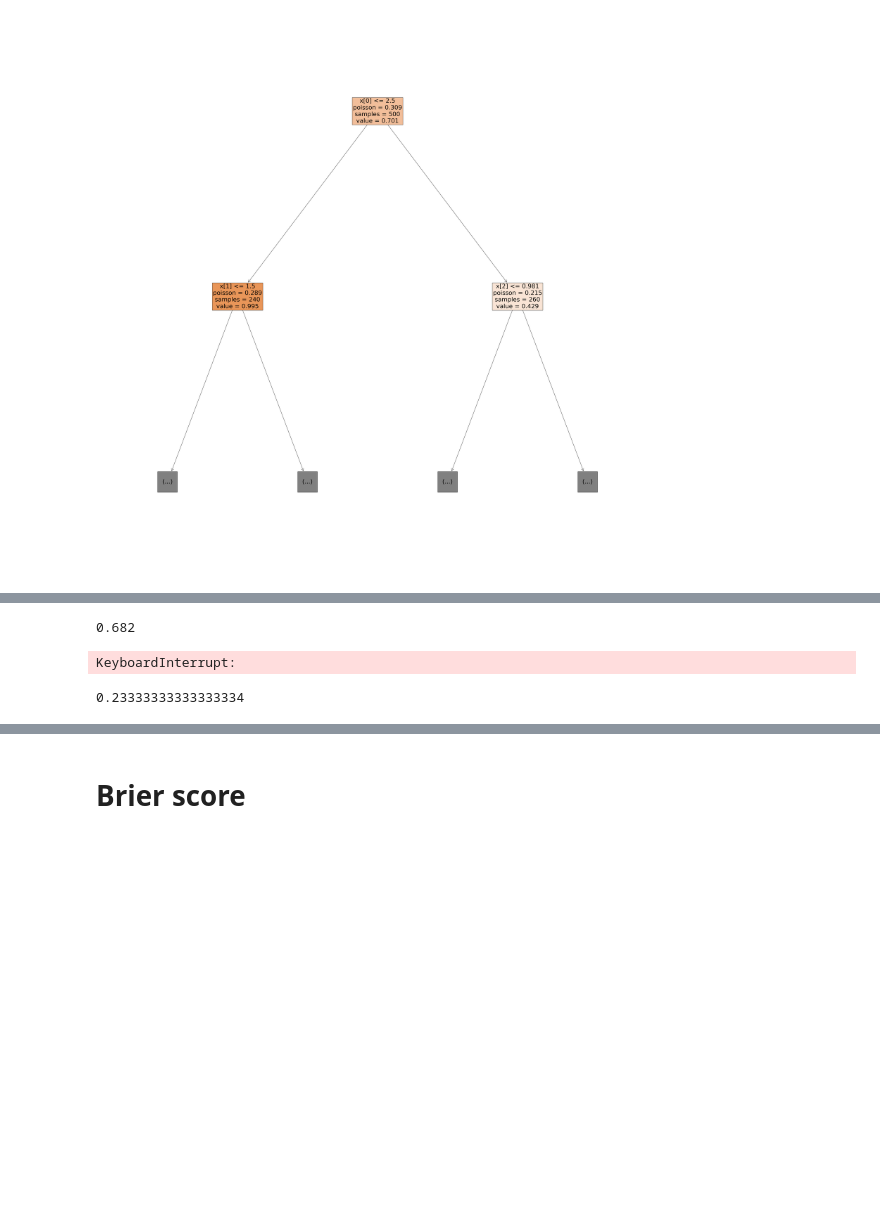
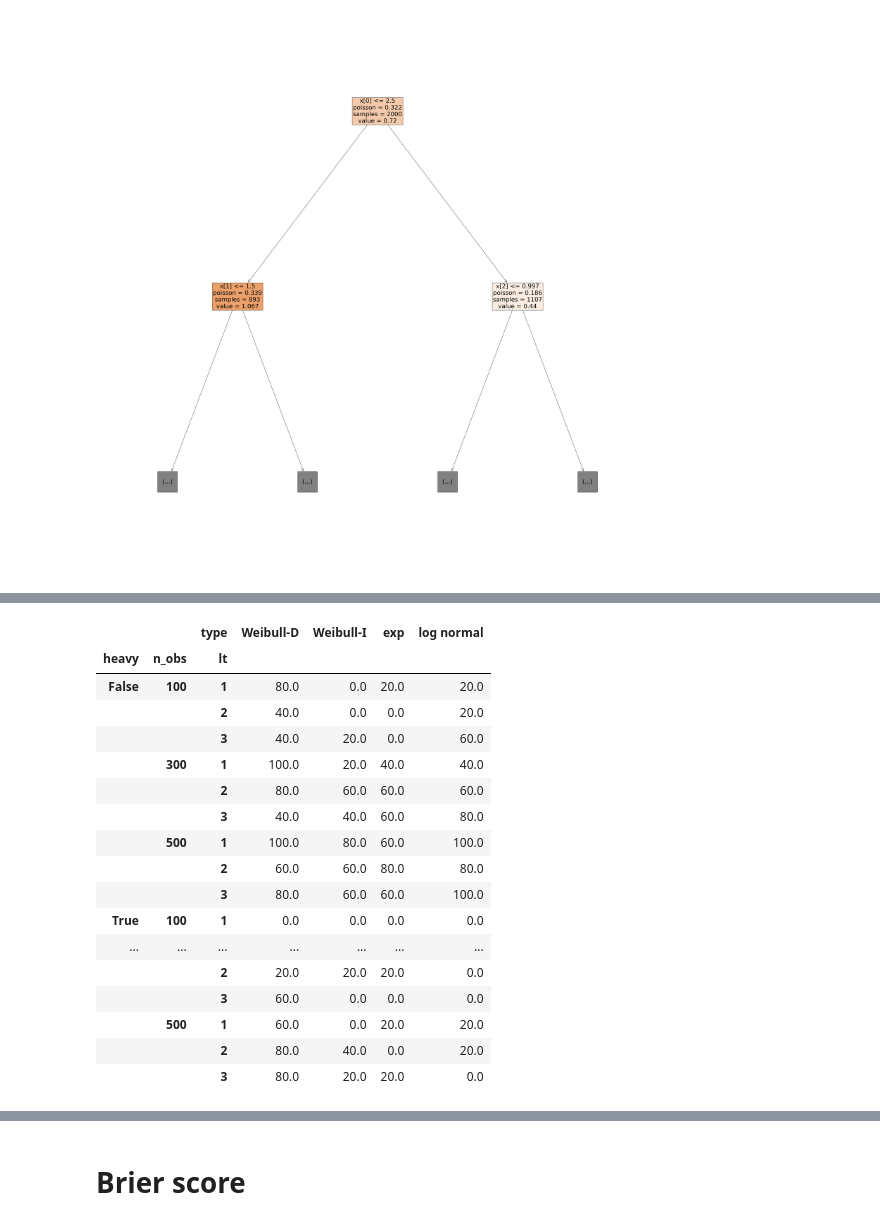
Before and after one commit to TomerWeissGit/LTRCTrees_python, a Jupyter notebook: models/simulations.ipynb, the cells around one changed output, grey strips where cells are left out. Drawn from its saved outputs; the diff is of its cells as text; code cells hidden in the pictures; blank space fills up the shorter version.

Commit message:
added tree reconstruction simulations.

```diff
--- a/models/simulations.ipynb
+++ b/models/simulations.ipynb
@@ -37,8 +46,3 @@ x_test = test.loc[:,['sex' , 'FLC' , 'creatinine']]
 
 x_train = x_train.replace({'F':0,'M':1})
 x_test = x_test.replace({'F':0,'M':1})
-# %%
-ltrc_art_obj =  LTRCart(y_train,x_train)
-ltrc_art_tree = ltrc_art_obj.ltrc_art_fit()
-ltrc_art_predict = ltrc_art_tree.predict(x_test)
-pd.DataFrame(ltrc_art_predict).head(14)
@@ -74,0 +69,14 @@ tree.plot_tree(ltrc_art_tree,fontsize=30,feature_names=x_train.columns,filled =
+# %%
+from scipy.stats.sampling import NumericalInverseHermite
+from scipy.special import ndtr
+from scipy.stats import norm
+class bathtub:
+    def pdf(self, t):
+        return ((0.01*t**2*np.exp(-0.5*0.01*t**2)+5*np.exp(-0.5*0.01*t**2))/
+                   ((1+5*t)**2))
+    def cdf(self, x):
+        return ndtr(x)
+
+dist = bathtub()
+urng = np.random.default_rng()
+rng = NumericalInverseHermite(dist, order=5, random_state=urng)
@@ -101,9 +217,10 @@ def create_sim_data(dist = np.random.exponential,dist_values=[1/0.1,1/0.23,1/0.4
 # %%
-y_light_s,x_light_s = create_sim_data()
+sdp = SimDataPrep(heavy=False, n_obs=2000, lt=1)
+y_light_s,x_light_s = sdp.create_sim_data_exp()
 surv_data = SurvivalData(y_light_s)
 ltrc_art_tree =LTRCart(surv_data,x_light_s, control = {"max_depth":30, "min_samples_split":20, "min_samples_leaf":round(20/3)})
 ltrc_art_tree = ltrc_art_tree.ltrc_art_fit()
 fig = plt.figure(figsize=(50,50))
-plot_tree=tree.plot_tree(ltrc_art_tree,fontsize=30,filled = True,max_depth=1)
+plot_tree = tree.plot_tree(ltrc_art_tree,fontsize=30,filled = True,max_depth=1)
 # %% [output]
 [figure]
@@ -112,3 +226,0 @@ ltrc_art_tree.p
-# %%
-proper_features = re.findall('feature_*\\S',tree.export_text(ltrc_art_tree,max_depth=1))
-proper_values = re.findall('<= [0-9].[0-9]|>  [0-9].[0-9]',tree.export_text(ltrc_art_tree,max_depth=1))[0:4]
@@ -133,12 +286,0 @@ res = np.mean([tree_reconstruction_sim() for i in range(500)])
-# %%
-res
-# %% [output]
-0.682
-# %%
-res = [tree_reconstruction_sim() for i in range(10)]
-# %% [output]
-KeyboardInterrupt:
-# %%
-res
-# %% [output]
-0.23333333333333334
@@ -158,0 +287,21 @@ def printTree(root, markerStr="+- ", levelMarkers=[]):
+# %%
+main_res_df*100
+# %% [output]
+|  |  | type | Weibull-D | Weibull-I | exp | log normal |
+| heavy | n_obs | lt |  |  |  |  |
+| False | 100 | 1 | 80.0 | 0.0 | 20.0 | 20.0 |
+|  |  | 2 | 40.0 | 0.0 | 0.0 | 20.0 |
+|  |  | 3 | 40.0 | 20.0 | 0.0 | 60.0 |
+|  | 300 | 1 | 100.0 | 20.0 | 40.0 | 40.0 |
+|  |  | 2 | 80.0 | 60.0 | 60.0 | 60.0 |
+|  |  | 3 | 40.0 | 40.0 | 60.0 | 80.0 |
+|  | 500 | 1 | 100.0 | 80.0 | 60.0 | 100.0 |
+|  |  | 2 | 60.0 | 60.0 | 80.0 | 80.0 |
+|  |  | 3 | 80.0 | 60.0 | 60.0 | 100.0 |
+| True | 100 | 1 | 0.0 | 0.0 | 0.0 | 0.0 |
+| ... | ... | ... | ... | ... | ... | ... |
+|  |  | 2 | 20.0 | 20.0 | 20.0 | 0.0 |
+|  |  | 3 | 60.0 | 0.0 | 0.0 | 0.0 |
+|  | 500 | 1 | 60.0 | 0.0 | 20.0 | 20.0 |
+|  |  | 2 | 80.0 | 40.0 | 0.0 | 20.0 |
+|  |  | 3 | 80.0 | 20.0 | 20.0 | 0.0 |
```
Also changed, not shown: parts of 24 cells of this notebook.
